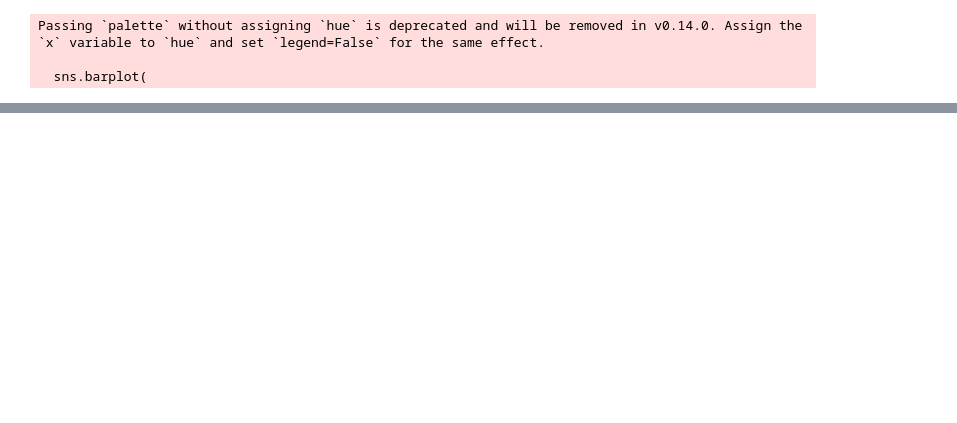
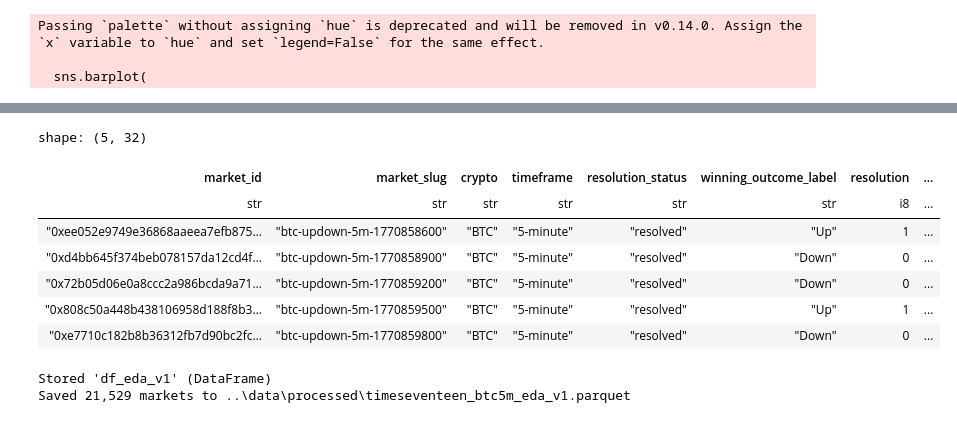
Before and after one commit to saaim-exe/polymarket-btc5m-research, a Jupyter notebook: notebooks/eda_TimeSeventeen.ipynb, the cells around one changed output, grey strips where cells are left out. Saved outputs shown, nothing was run; the diff lists cells and outputs as text; code cells hidden in the pictures; blank space fills up the shorter version.

```diff
--- a/notebooks/eda_TimeSeventeen.ipynb
+++ b/notebooks/eda_TimeSeventeen.ipynb
@@ -122,0 +427,24 @@ shape: (21_529, 6)
+# %%
+df_eda_v1.head()
+# %% [output]
+shape: (5, 32)
+| market_id | market_slug | crypto | timeframe | resolution_status | winning_outcome_label | resolution | ... |
+| str | str | str | str | str | str | i8 | ... |
+| "0xee052e9749e36868aaeea7efb875… | "btc-updown-5m-1770858600" | "BTC" | "5-minute" | "resolved" | "Up" | 1 | ... |
+| "0xd4bb645f374beb078157da12cd4f… | "btc-updown-5m-1770858900" | "BTC" | "5-minute" | "resolved" | "Down" | 0 | ... |
+| "0x72b05d06e0a8ccc2a986bcda9a71… | "btc-updown-5m-1770859200" | "BTC" | "5-minute" | "resolved" | "Down" | 0 | ... |
+| "0x808c50a448b438106958d188f8b3… | "btc-updown-5m-1770859500" | "BTC" | "5-minute" | "resolved" | "Up" | 1 | ... |
+| "0xe7710c182b8b36312fb7d90bc2fc… | "btc-updown-5m-1770859800" | "BTC" | "5-minute" | "resolved" | "Down" | 0 | ... |
+# %%
+RAW_DATA_DIR = Path("../data/raw/timeseventeen")
+PROCESSED_DATA_DIR = Path("../data/processed")
+OUTPUT_PATH = PROCESSED_DATA_DIR / "timeseventeen_btc5m_eda_v1.parquet"
+
+PROCESSED_DATA_DIR.mkdir(parents=True, exist_ok=True)
+df_eda_v1.write_parquet(OUTPUT_PATH)
+%store df_eda_v1
+
+print(f"Saved {df_eda_v1.height:,} markets to {OUTPUT_PATH}")
+# %% [output]
+Stored 'df_eda_v1' (DataFrame)
+Saved 21,529 markets to ..\data\processed\timeseventeen_btc5m_eda_v1.parquet
```
Also changed, not shown: parts of 8 cells of this notebook, 2 other files.
